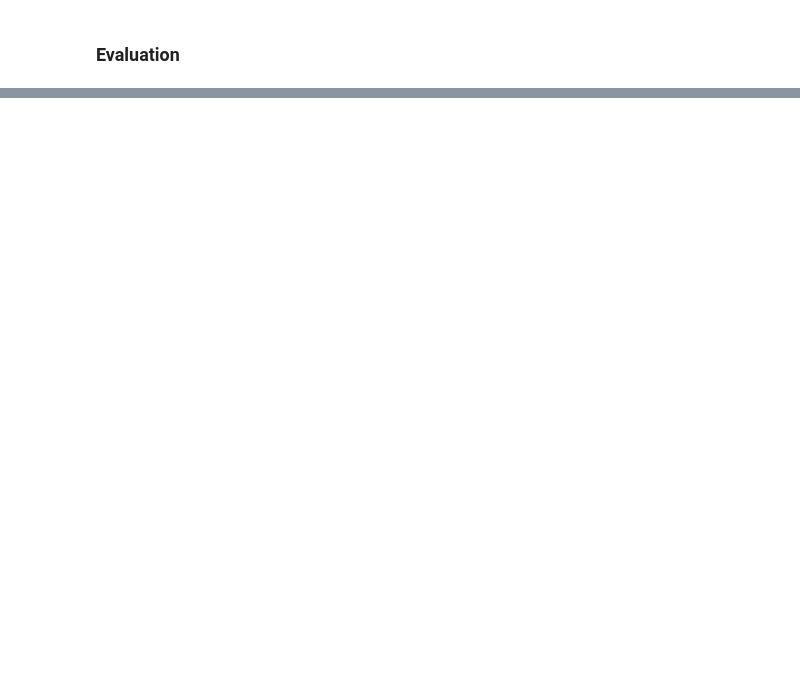
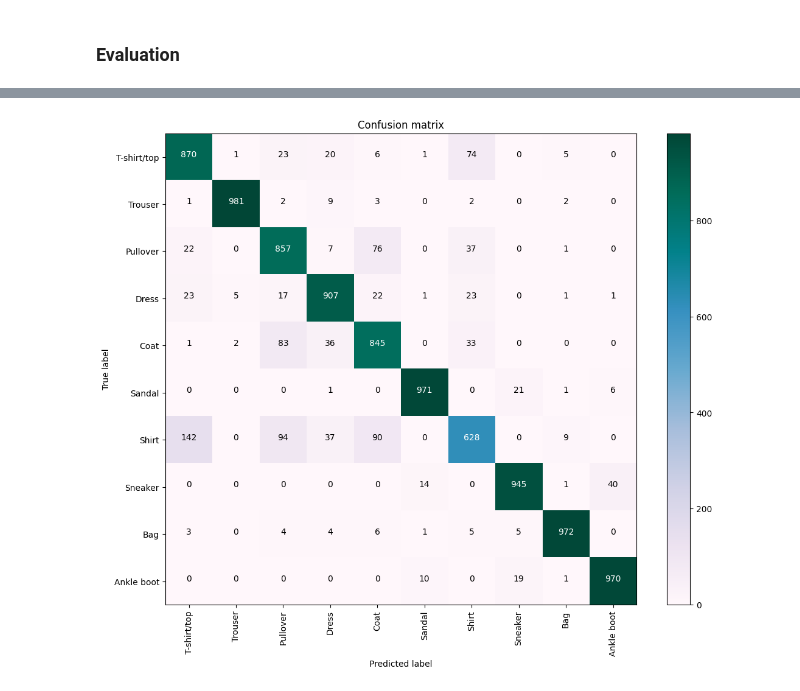
Before and after one commit to ilias-ant/fashion-mnist-classification, a Jupyter notebook: ResNet.ipynb, the cells around one changed output, grey strips where cells are left out. Cells and saved outputs as stored; diff of their text form; code cells hidden in the pictures; blank space fills up the shorter version.

```diff
--- a/ResNet.ipynb
+++ b/ResNet.ipynb
@@ -263,20 +332,24 @@ def plot_confusion_matrix(
     plt.ylabel("True label")
     plt.xlabel("Predicted label")
 # %%
+(train_images, train_labels), (test_images, test_labels) = fashion_mnist.load_data()
+
 # Predict the values from the validation dataset
 Y_pred = hypermodel.predict(test_images)
 
 # Convert predictions classes to one hot vectors
 Y_pred_classes = np.argmax(Y_pred, axis=1)
 
 # compute the confusion matrix
 confusion_mtx = confusion_matrix(test_labels, Y_pred_classes)
 
 # plot the confusion matrix
 plot_confusion_matrix(
     confusion_mtx,
     classes=class_names,
 )
+# %% [output]
+[figure, added]
 # %%
 incorrect = []
 for i in range(len(test_labels)):
```
Also changed, not shown: parts of 11 cells of this notebook.
